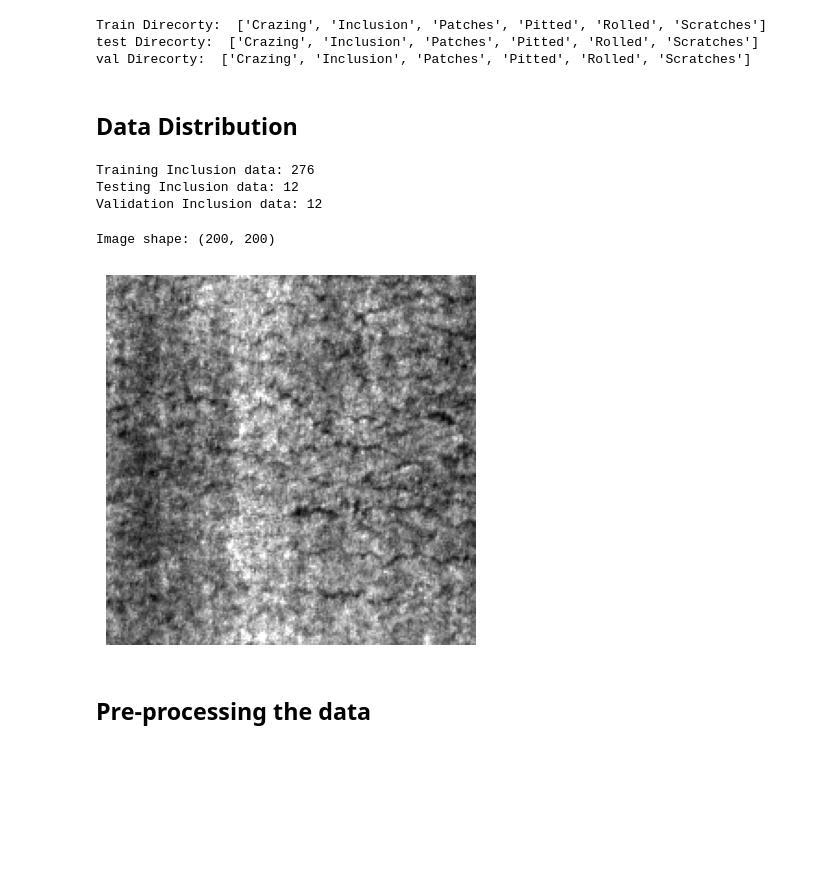
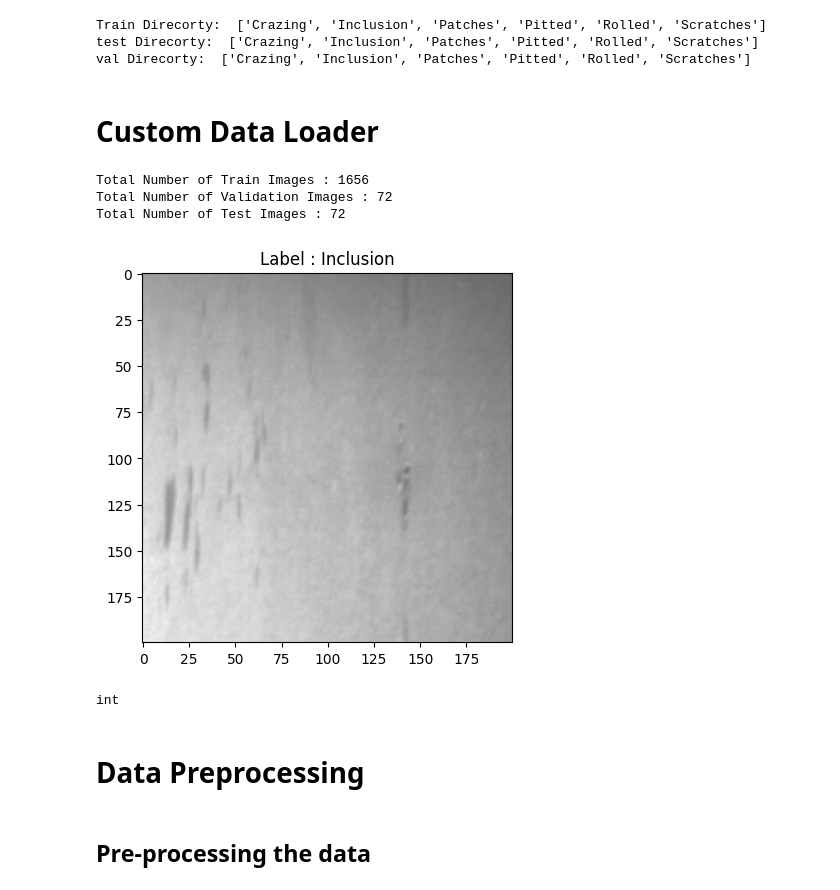
Before and after one commit to DetectiveNeo/metal-surface-defect-classification, a Jupyter notebook: notebooks/pipeline_build_in_pytorch.ipynb, the cells around one changed output. Cells and saved outputs as stored; diff of their text form; code cells hidden in the pictures; blank space fills up the shorter version.

Commit message:
made custome data loader

```diff
--- a/notebooks/pipeline_build_in_pytorch.ipynb
+++ b/notebooks/pipeline_build_in_pytorch.ipynb
@@ -36,3 +35,5 @@ print("val Direcorty: ",os.listdir(val_dir))
 Train Direcorty:  ['Crazing', 'Inclusion', 'Patches', 'Pitted', 'Rolled', 'Scratches']
 test Direcorty:  ['Crazing', 'Inclusion', 'Patches', 'Pitted', 'Rolled', 'Scratches']
 val Direcorty:  ['Crazing', 'Inclusion', 'Patches', 'Pitted', 'Rolled', 'Scratches']
+# %% [markdown]
+# Custom Data Loader
@@ -39,24 +97,41 @@ val Direcorty:  ['Crazing', 'Inclusion', 'Patches', 'Pitted', 'Rolled', 'Scratch
+# %%
+train_dataset = MetalSurfaceDataset(
+    root_dir= train_dir,
+    transform= None
+)
+
+val_dataset = MetalSurfaceDataset(
+    root_dir= val_dir,
+    transform= None
+)
+
+test_dataset = MetalSurfaceDataset(
+    root_dir= test_dir,
+    transform= None
+)
+# %%
+print(f"Total Number of Train Images : {train_dataset.__len__()}")
+print(f"Total Number of Validation Images : {val_dataset.__len__()}")
+print(f"Total Number of Test Images : {test_dataset.__len__()}")
+# %% [output]
+Total Number of Train Images : 1656
+Total Number of Validation Images : 72
+Total Number of Test Images : 72
+# %%
+sample_number = 400
+
+idx_to_class = {v: k for k, v in train_dataset.class_to_idx.items()}
+
+image, label = train_dataset.__getitem__(sample_number)
+
+plt.imshow(image)
+plt.title(f"Label : {idx_to_class[label]}")
+plt.show()
+# %% [output]
+[figure, added]
+# %%
+type(train_dataset.__getitem__(sample_number)[1])
+# %% [output]
+int
 # %% [markdown]
-## Data Distribution
+# Data Preprocessing
-# %%
-print("Training Inclusion data:",len(os.listdir(train_dir+'/'+'Inclusion')))
-
-print("Testing Inclusion data:",len(os.listdir(test_dir+'/'+'Inclusion')))
-
-print("Validation Inclusion data:",len(os.listdir(val_dir+'/'+'Inclusion')))
-# %% [output]
-Training Inclusion data: 276
-Testing Inclusion data: 12
-Validation Inclusion data: 12
-# %%
-import matplotlib.pyplot as plt
-import matplotlib.image as mpimg
-
-img = mpimg.imread("D:/Coding Projects/GitHub Projects/metal-surface-defect-classification/data/raw/train/Crazing/Cr_2.bmp")
-plt.imshow(img, cmap='gray')
-plt.axis('off')
-
-print("Image shape:", img.shape)
-# %% [output]
-Image shape: (200, 200)
-[figure, removed]
```
Also changed, not shown: parts of 5 cells of this notebook.
